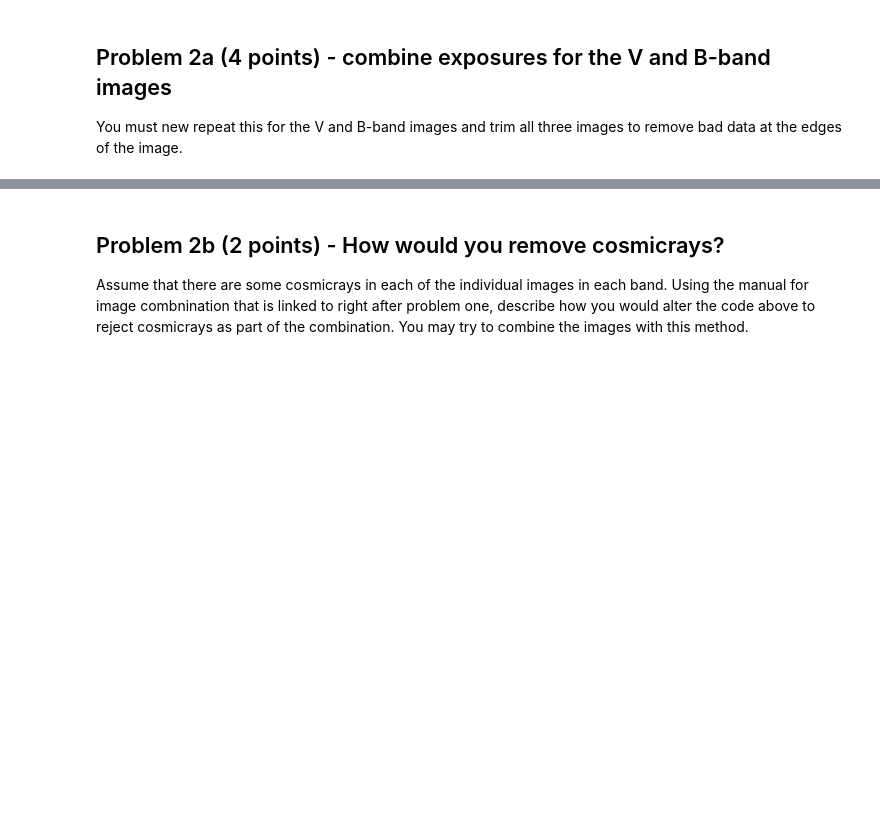
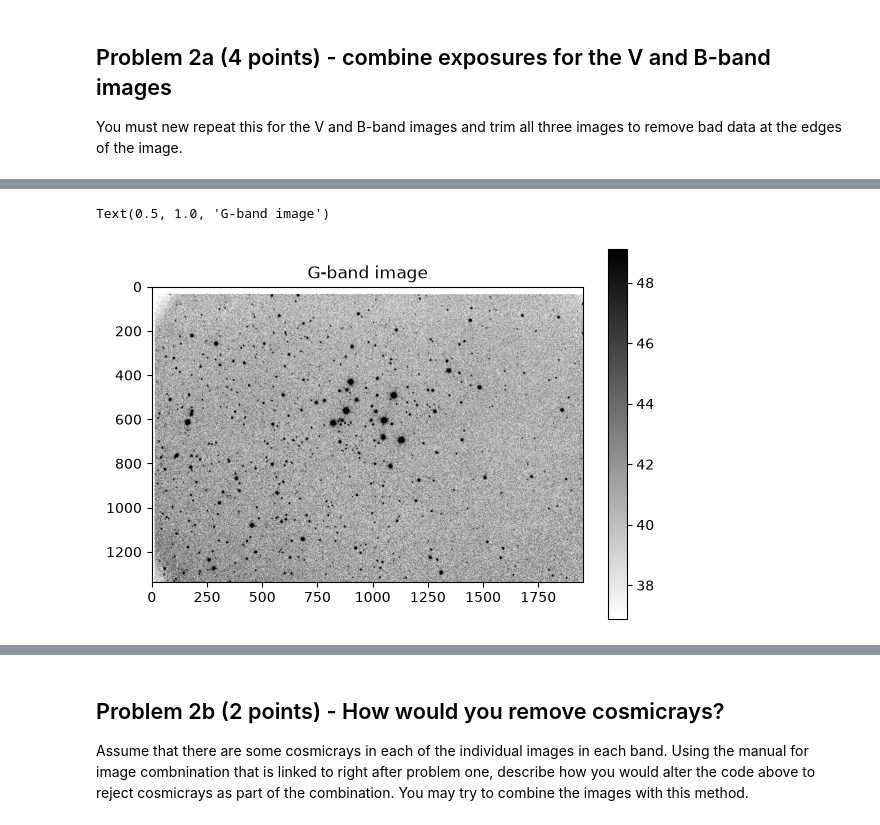
Before and after one commit to j798h711/Cluster_photometry, a Jupyter notebook: cluster_photometry_student.ipynb, the cells around one changed output, grey strips where cells are left out. Cells and saved outputs as stored; diff of their text form; code cells hidden in the pictures; blank space fills up the shorter version.

```diff
--- a/cluster_photometry_student.ipynb
+++ b/cluster_photometry_student.ipynb
@@ -218,0 +241,15 @@ You must new repeat this for the V and B-band images and trim all three images t
+# %%
+#repeat for the V-band images
+reprojected = []
+for image_name in gimage_list:
+    img = CCDData.read(image_name)
+    new_image_G = wcs_project(img, target_wcs)
+    reprojected.append(new_image)
+
+combiner = Combiner(reprojected)
+stacked_image_G = combiner.average_combine()
+fits.writeto('M29G.fits',stacked_image_G,overwrite=True,header=rheader)
+plt.figure()
+imdisplay(stacked_image_G)
+plt.title('G-band image')
+# %% [output]
@@ -218,0 +266,2 @@ You must new repeat this for the V and B-band images and trim all three images t
+Text(0.5, 1.0, 'G-band image')
+[figure, added]
```
Also changed, not shown: parts of 21 cells of this notebook.
